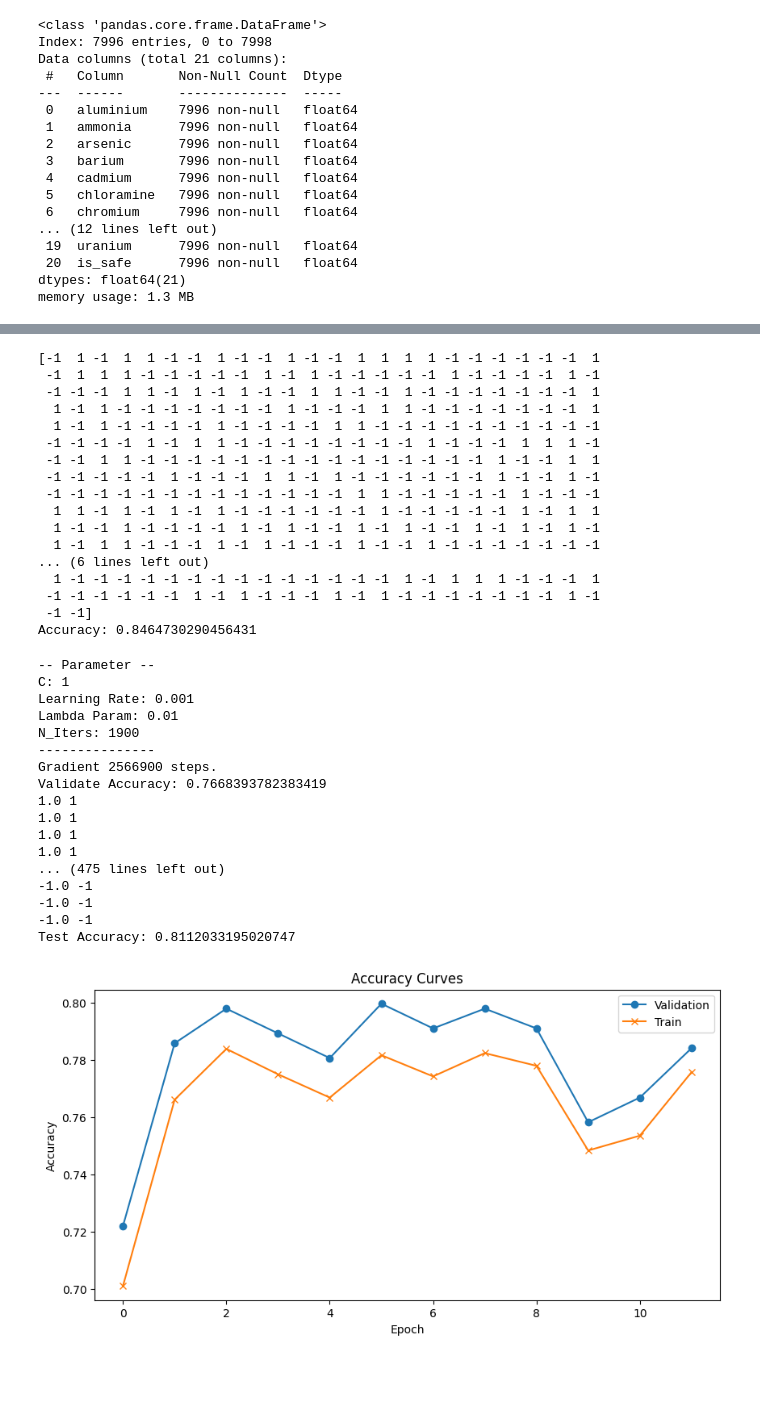
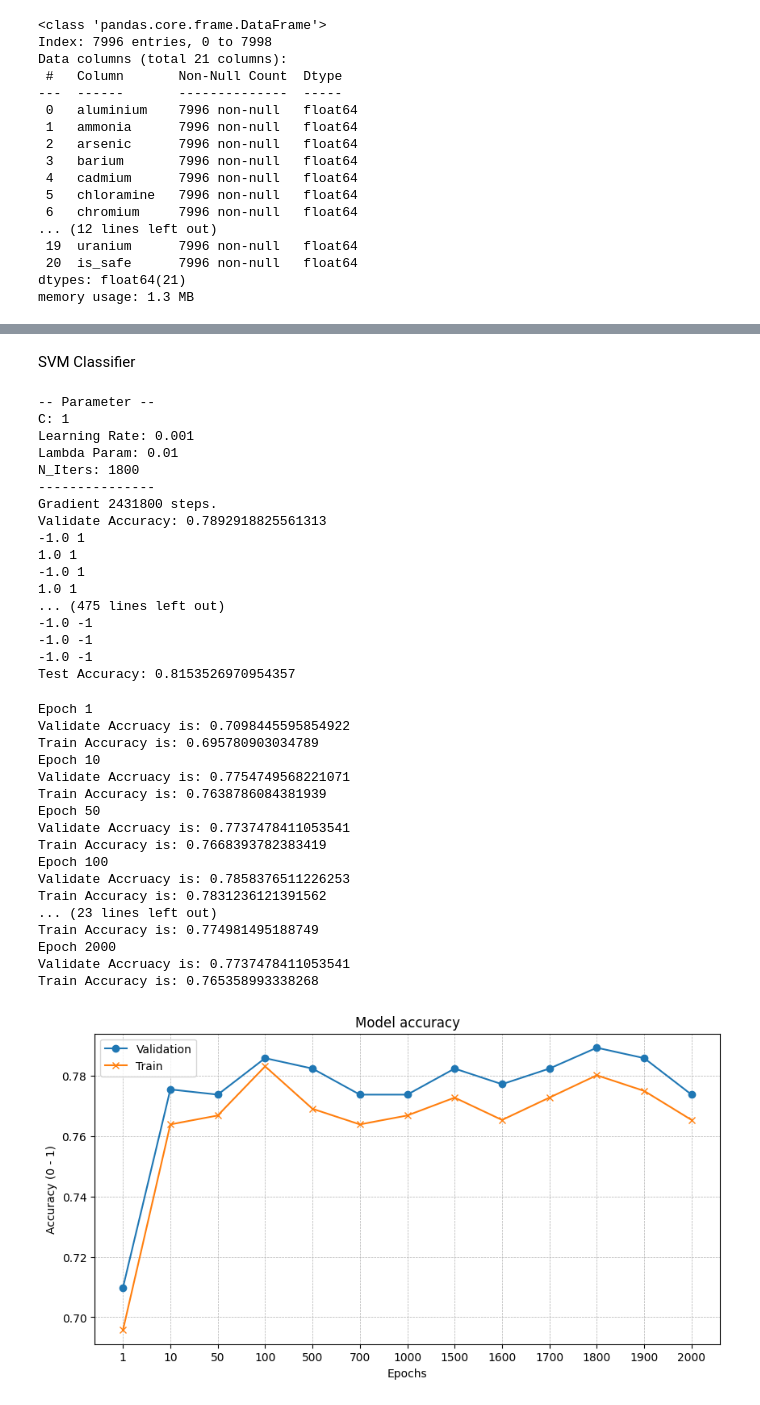
Before and after one commit to PeerasitPloyaram/Support_Vector_Machine_SVM-From_Scratch, a Jupyter notebook: src/main_water_Quality1.ipynb, the cells around one changed output, grey strips where cells are left out. Drawn from its saved outputs; the diff is of its cells as text; code cells hidden in the pictures; blank space fills up the shorter version.

Commit message:
Update Plot Graph Accuracy

```diff
--- a/src/main_water_Quality1.ipynb
+++ b/src/main_water_Quality1.ipynb
@@ -89,41 +90,25 @@ buff_x, x_test, buff_y, y_test = train_test_split(x,y, test_size=0.2, random_sta
 x_train, x_validate, y_train, y_validate = train_test_split(buff_x,buff_y, test_size=0.3, random_state=13)
 # x_train
 # %%
-model = svm.SVC(kernel='linear' ,C=10)
-model.fit(x_train, y_train)
+# model = svm.SVC(kernel='linear' ,C=10)
+# model.fit(x_train, y_train)
 
-model.score(x_validate, y_validate)
-y_pred = model.predict(x_test)
-print(y_pred)
-model.score(x_test, y_test)
+# model.score(x_validate, y_validate)
+# y_pred = model.predict(x_test)
+# print(y_pred)
+# model.score(x_test, y_test)
 
 
 
-print("Accuracy:",metrics.accuracy_score(y_test, y_pred))
-# print("Precision:",metrics.precision_score(y_test, y_pred, average="weighted"))
-# print("Recall:",metrics.f1_score(y_test, y_pred, average="macro"))
-# print(classification_report(y_test, y_pred))
+# print("Accuracy:",metrics.accuracy_score(y_test, y_pred))
+# # print("Precision:",metrics.precision_score(y_test, y_pred, average="weighted"))
+# # print("Recall:",metrics.f1_score(y_test, y_pred, average="macro"))
+# # print(classification_report(y_test, y_pred))
-# %% [output]
-[-1  1 -1  1  1 -1 -1  1 -1 -1  1 -1 -1  1  1  1  1 -1 -1 -1 -1 -1 -1  1
- -1  1  1  1 -1 -1 -1 -1 -1  1 -1  1 -1 -1 -1 -1 -1  1 -1 -1 -1 -1  1 -1
- -1 -1 -1  1  1 -1  1 -1  1 -1 -1  1  1 -1 -1  1 -1 -1 -1 -1 -1 -1 -1  1
-  1 -1  1 -1 -1 -1 -1 -1 -1 -1  1 -1 -1 -1  1  1 -1 -1 -1 -1 -1 -1 -1  1
-  1 -1  1 -1 -1 -1 -1  1 -1 -1 -1 -1  1  1 -1 -1 -1 -1 -1 -1 -1 -1 -1 -1
- -1 -1 -1 -1  1 -1  1  1 -1 -1 -1 -1 -1 -1 -1 -1  1 -1 -1 -1  1  1  1 -1
- -1 -1  1  1 -1 -1 -1 -1 -1 -1 -1 -1 -1 -1 -1 -1 -1 -1 -1  1 -1 -1  1  1
- -1 -1 -1 -1 -1  1 -1 -1 -1  1  1 -1  1 -1 -1 -1 -1 -1 -1  1 -1 -1  1 -1
- -1 -1 -1 -1 -1 -1 -1 -1 -1 -1 -1 -1 -1  1  1 -1 -1 -1 -1 -1  1 -1 -1 -1
-  1  1 -1  1 -1  1 -1  1 -1 -1 -1 -1 -1 -1  1 -1 -1 -1 -1 -1  1 -1  1  1
-  1 -1 -1  1 -1 -1 -1 -1  1 -1  1 -1 -1  1 -1  1 -1 -1  1 -1  1 -1  1 -1
-  1 -1  1  1 -1 -1 -1  1 -1  1 -1 -1 -1  1 -1 -1  1 -1 -1 -1 -1 -1 -1 -1
-... (6 lines left out)
-  1 -1 -1 -1 -1 -1 -1 -1 -1 -1 -1 -1 -1 -1 -1  1 -1  1  1  1 -1 -1 -1  1
- -1 -1 -1 -1 -1 -1  1 -1  1 -1 -1 -1  1 -1  1 -1 -1 -1 -1 -1 -1 -1  1 -1
- -1 -1]
-Accuracy: 0.8464730290456431
+# %% [markdown]
+SVM Classifier
 # %%
 from model import SVM
-model2 = SVM(kernel='linear', learning_rate=0.001, max_itr=1900, debug=True, lambda_param=0.01, verbose=False)
+model2 = SVM(kernel='linear', learning_rate=0.001, max_itr=1800, debug=True, lambda_param=0.01, verbose=False)
 model2.fit(x_train, y_train)
 
 predict = model2.predict(x_test)
@@ -139,20 +124,38 @@ print("Test Accuracy:",model2.score(x_test, y_test))
 C: 1
 Learning Rate: 0.001
 Lambda Param: 0.01
-N_Iters: 1900
+N_Iters: 1800
 ---------------
-Gradient 2566900 steps.
-Validate Accuracy: 0.7668393782383419
+Gradient 2431800 steps.
+Validate Accuracy: 0.7892918825561313
+-1.0 1
 1.0 1
-1.0 1
-1.0 1
+-1.0 1
 1.0 1
 ... (475 lines left out)
 -1.0 -1
 -1.0 -1
 -1.0 -1
-Test Accuracy: 0.8112033195020747
+Test Accuracy: 0.8153526970954357
-# %%
-model2.plot_accuracy(x_train,y_train, x_validate, y_validate)
-# %% [output]
-[figure, removed]
+# %%
+epoch = [1, 10 , 50 ,100 , 500, 700, 1000, 1500, 1600, 1700, 1800, 1900, 2000]
+model2.plot_accuracy(x_train,y_train, x_validate, y_validate, epoch)
+# %% [output]
+Epoch 1
+Validate Accruacy is: 0.7098445595854922
+Train Accuracy is: 0.695780903034789
+Epoch 10
+Validate Accruacy is: 0.7754749568221071
+Train Accuracy is: 0.7638786084381939
+Epoch 50
+Validate Accruacy is: 0.7737478411053541
+Train Accuracy is: 0.7668393782383419
+Epoch 100
+Validate Accruacy is: 0.7858376511226253
+Train Accuracy is: 0.7831236121391562
+... (23 lines left out)
+Train Accuracy is: 0.774981495188749
+Epoch 2000
+Validate Accruacy is: 0.7737478411053541
+Train Accuracy is: 0.765358993338268
+[figure, added]
```
Also changed, not shown: parts of 9 cells of this notebook, 1 other file.
